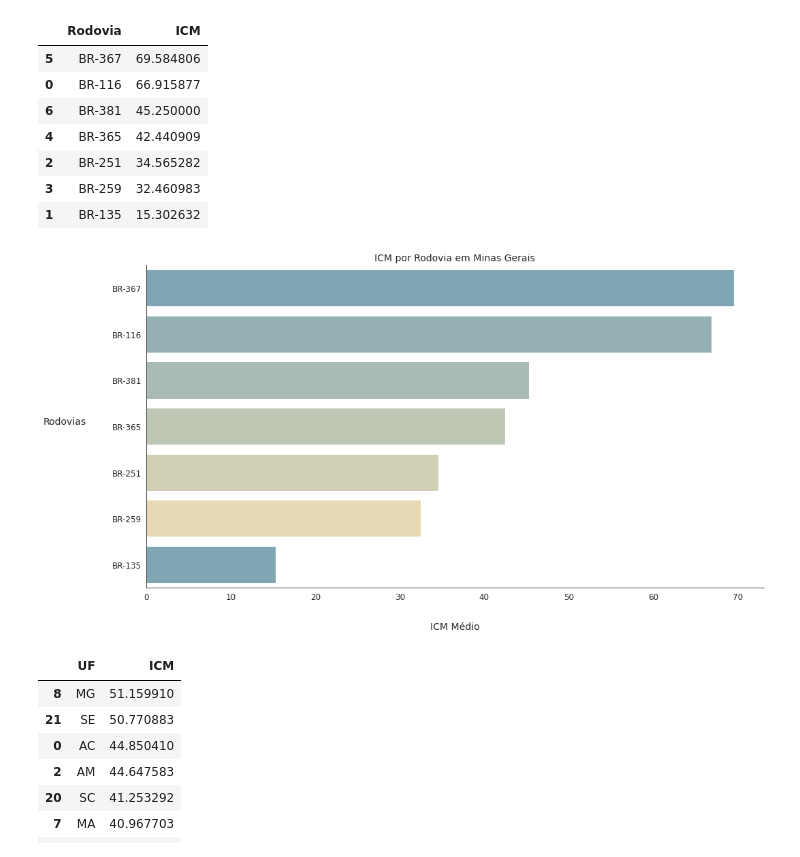
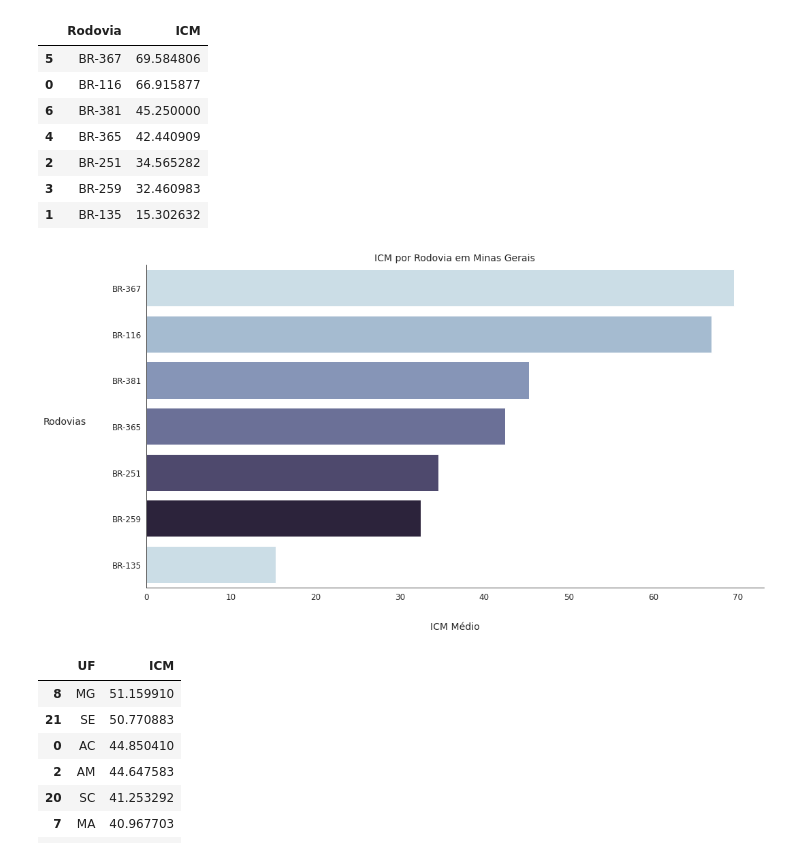
Before and after one commit to iagohenris/Engenharia-de-Transportes, a Jupyter notebook: IndicePavimentação.ipynb, the cells around one changed output. Cells and saved outputs as stored; diff of their text form; code cells hidden in the pictures.

```diff
--- a/IndicePavimentação.ipynb
+++ b/IndicePavimentação.ipynb
@@ -178,16 +178,16 @@ EstadoMG
 # %%
 #Gráfico de Barra Horizontal
 plt.figure(figsize=(15,8)) #Tamanho do gráfico
 sns.set_style('white') #Estilo do gráfico
-sns.barplot(data = EstadoMG, x='ICM', y='Rodovia', palette=sns.color_palette("blend:#7AB,#EDA")) #Quais dados plotar no gráfico
+sns.barplot(data = EstadoMG, x='ICM', y='Rodovia', palette=sns.color_palette("ch:s=.25,rot=-.25")) #Quais dados plotar no gráfico
 plt.xlabel('ICM Médio', size=14,labelpad=30) #Eixo X Rótulo / Título do Eixo
 plt.ylabel('Rodovias', size=14,rotation=0,labelpad=70) #Eixo Y Rótulo / Título do Eixo
 plt.title('ICM por Rodovia em Minas Gerais', size=14) #Título
 plt.tick_params(axis='both', which='major', labelsize=12) #Eixo X e Y dos dados formatação
 sns.despine() #Tirar Linha do topo e direita do gráfico
 plt.tight_layout() #Melhorar Visualização
 # %% [output]
-[figure, old version]
+[figure, new version]
 # %%
 Estados = dfpavimentacao.groupby(['UF']).agg({'ICM':'mean'}).reset_index().sort_values(['ICM'],ascending=False)
 Estados
```
